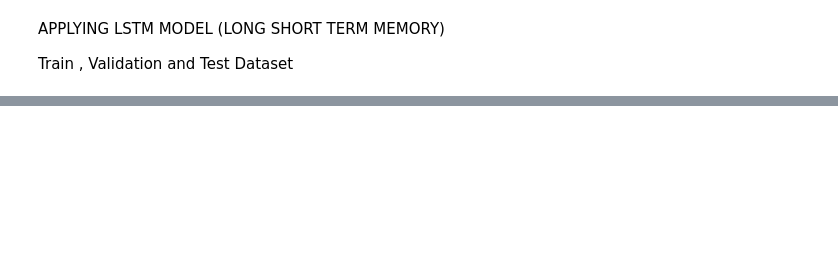
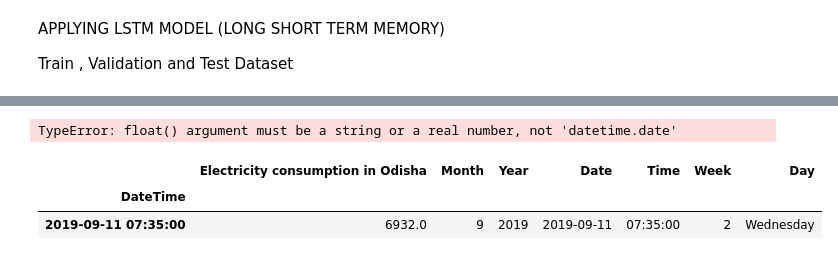
Before and after one commit to SadabAli/Energy-Consumption-prediction, a Jupyter notebook: EnergyConsumptionPrediction.ipynb, the cells around one changed output, grey strips where cells are left out. Cells and saved outputs as stored; diff of their text form; code cells hidden in the pictures; blank space fills up the shorter version.

```diff
--- a/EnergyConsumptionPrediction.ipynb
+++ b/EnergyConsumptionPrediction.ipynb
@@ -410,0 +507,12 @@ KeyError: 'DateTime'
+# %%
+scaler.fit(train)
+scaled_train = scaler.transform(train)
+scaled_test = scaler.transform(test)
+# %% [output]
+TypeError: float() argument must be a string or a real number, not 'datetime.date'
+# %%
+dataset.sample(1)
+# %% [output]
+|  | Electricity consumption in Odisha | Month | Year | Date | Time | Week | Day |
+| DateTime |  |  |  |  |  |  |  |
+| 2019-09-11 07:35:00 | 6932.0 | 9 | 2019 | 2019-09-11 | 07:35:00 | 2 | Wednesday |
```
Also changed, not shown: parts of 29 cells of this notebook.
